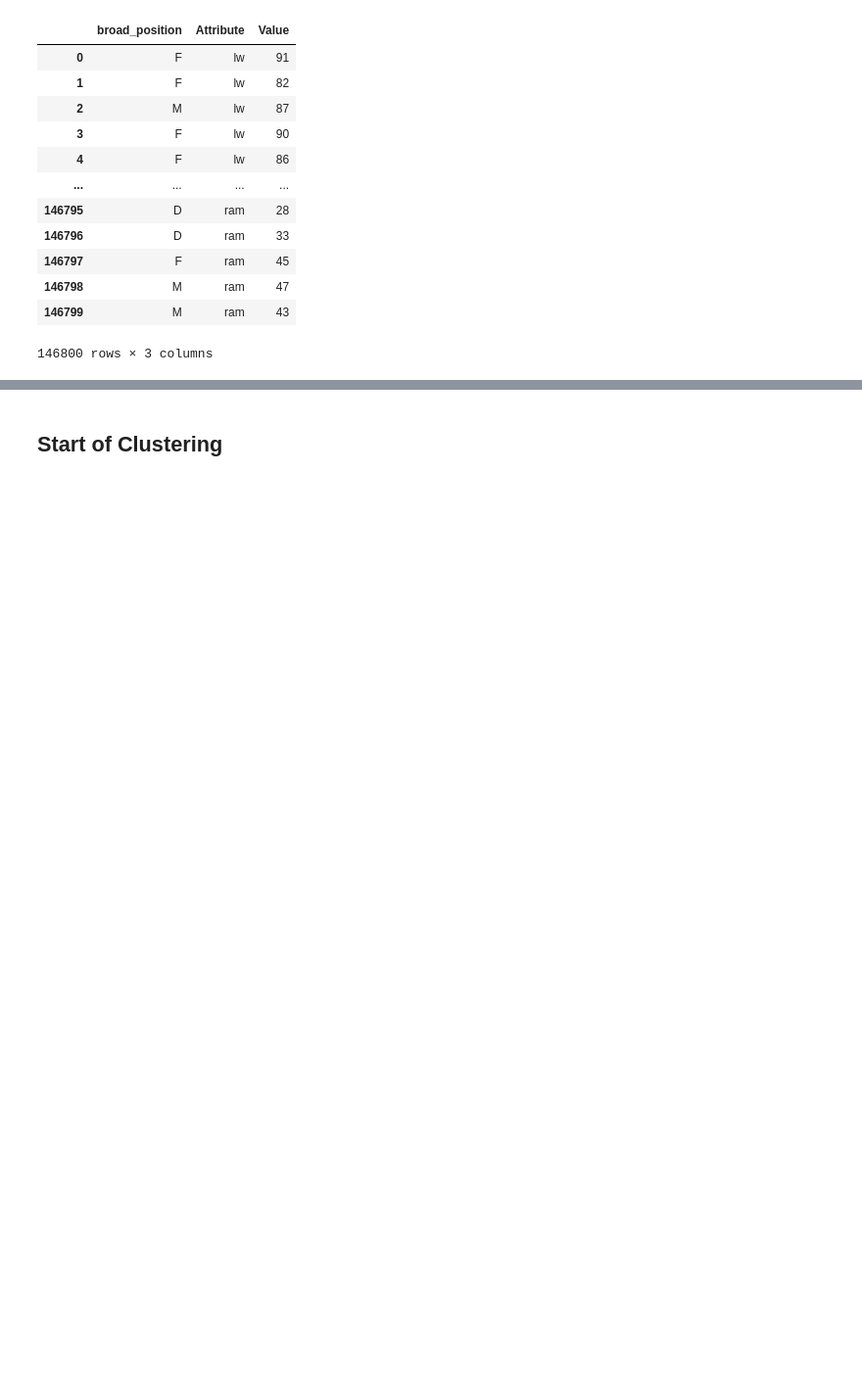
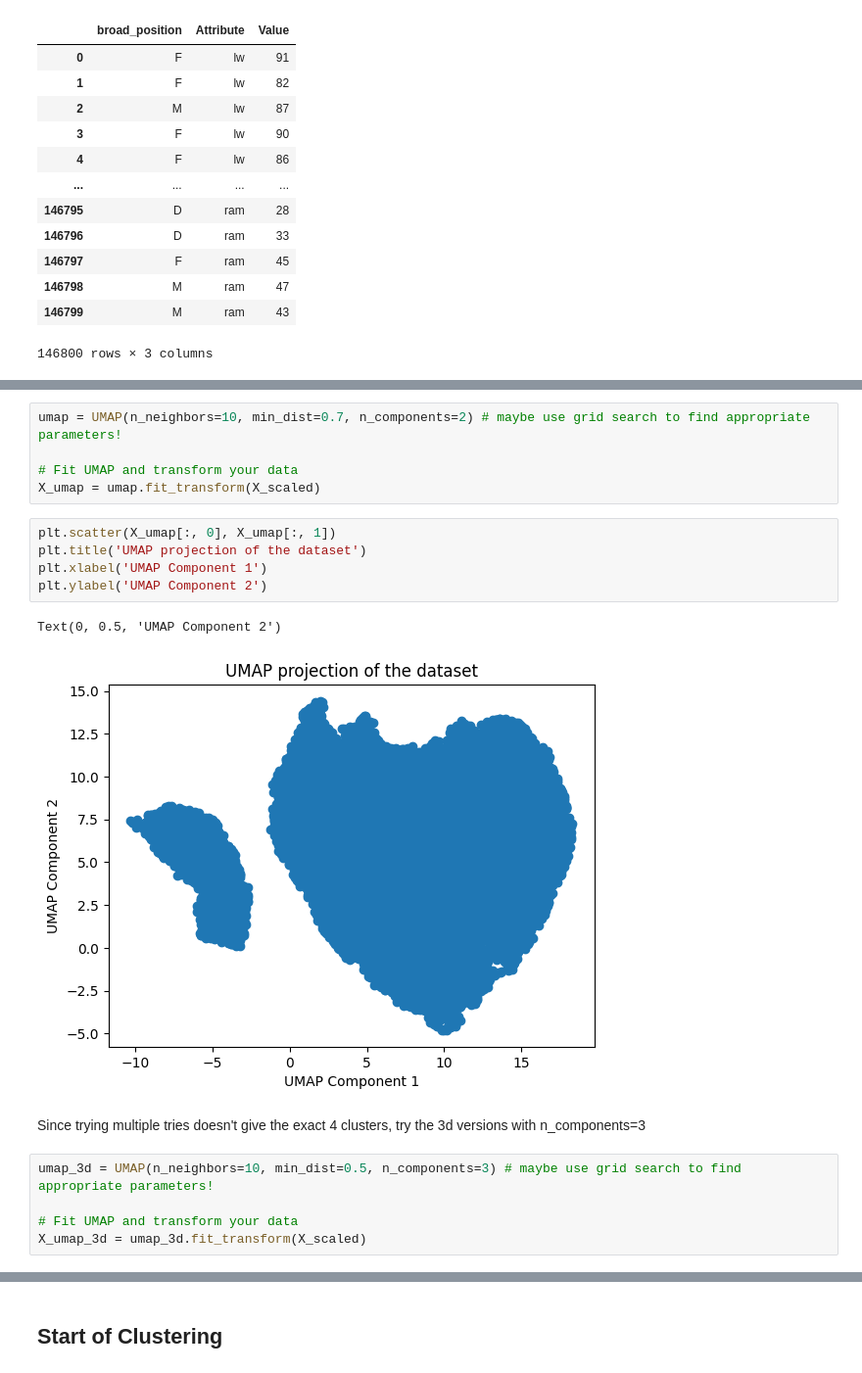
Before and after one commit to kavingraj/Clustering-Model-on-Fifa-Data, a Jupyter notebook: scratch.ipynb, the cells around one changed output, grey strips where cells are left out. Shown at 98% size. Saved outputs shown, nothing was run; the diff lists cells and outputs as text; blank space fills up the shorter version.

```diff
--- a/scratch.ipynb
+++ b/scratch.ipynb
@@ -246,0 +308,20 @@ plt.show()
+# %%
+umap = UMAP(n_neighbors=10, min_dist=0.7, n_components=2) # maybe use grid search to find appropriate parameters!
+
+# Fit UMAP and transform your data
+X_umap = umap.fit_transform(X_scaled)
+# %%
+plt.scatter(X_umap[:, 0], X_umap[:, 1])
+plt.title('UMAP projection of the dataset')
+plt.xlabel('UMAP Component 1')
+plt.ylabel('UMAP Component 2')
+# %% [output]
+Text(0, 0.5, 'UMAP Component 2')
+[figure, added]
+# %% [markdown]
+Since trying multiple tries doesn't give the exact 4 clusters, try the 3d versions with n_components=3
+# %%
+umap_3d = UMAP(n_neighbors=10, min_dist=0.5, n_components=3) # maybe use grid search to find appropriate parameters!
+
+# Fit UMAP and transform your data
+X_umap_3d = umap_3d.fit_transform(X_scaled)
```
Also changed, not shown: parts of 38 cells of this notebook.
